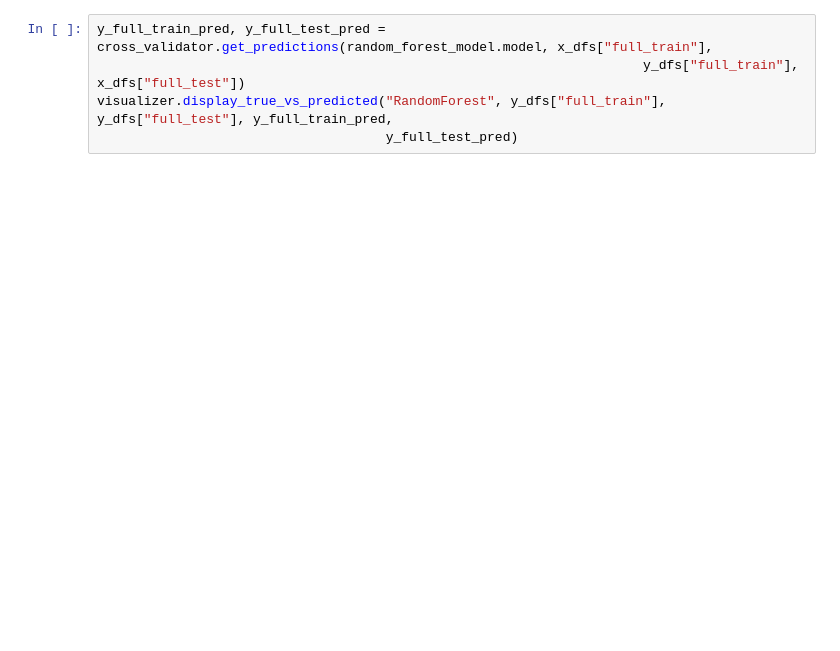
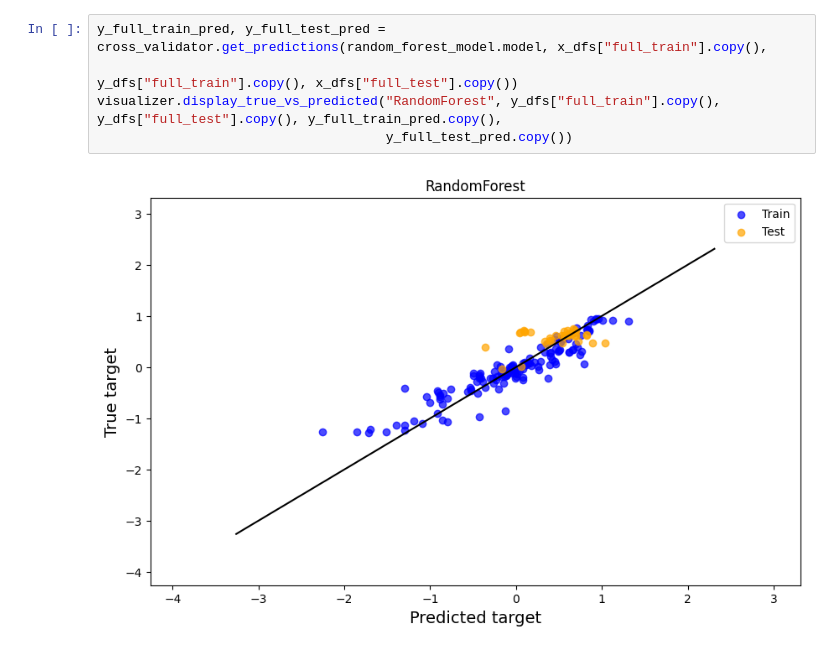
Before and after one commit to tahiri-lab/QSAR, a Jupyter notebook: tutorials/models/random_forest.ipynb, the cells around one changed output. Saved outputs shown, nothing was run; the diff lists cells and outputs as text; blank space fills up the shorter version.

```diff
--- a/tutorials/models/random_forest.ipynb
+++ b/tutorials/models/random_forest.ipynb
@@ -78,5 +127,7 @@ display(plot_optimization_history(study))
 # %%
-y_full_train_pred, y_full_test_pred = cross_validator.get_predictions(random_forest_model.model, x_dfs["full_train"],
-                                                                      y_dfs["full_train"], x_dfs["full_test"])
-visualizer.display_true_vs_predicted("RandomForest", y_dfs["full_train"], y_dfs["full_test"], y_full_train_pred,
-                                     y_full_test_pred)
+y_full_train_pred, y_full_test_pred = cross_validator.get_predictions(random_forest_model.model, x_dfs["full_train"].copy(),
+                                                                      y_dfs["full_train"].copy(), x_dfs["full_test"].copy())
+visualizer.display_true_vs_predicted("RandomForest", y_dfs["full_train"].copy(), y_dfs["full_test"].copy(), y_full_train_pred.copy(),
+                                     y_full_test_pred.copy())
+# %% [output]
+[figure, added]
```
Also changed, not shown: parts of 25 cells of this notebook, 1 other file.
